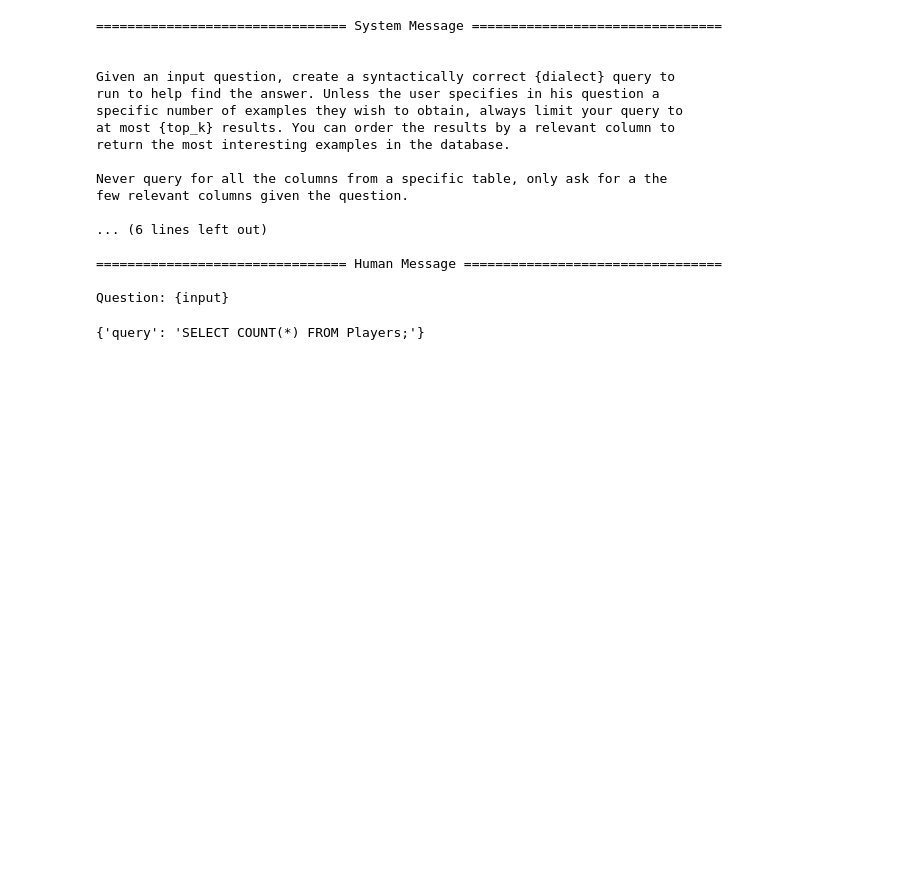
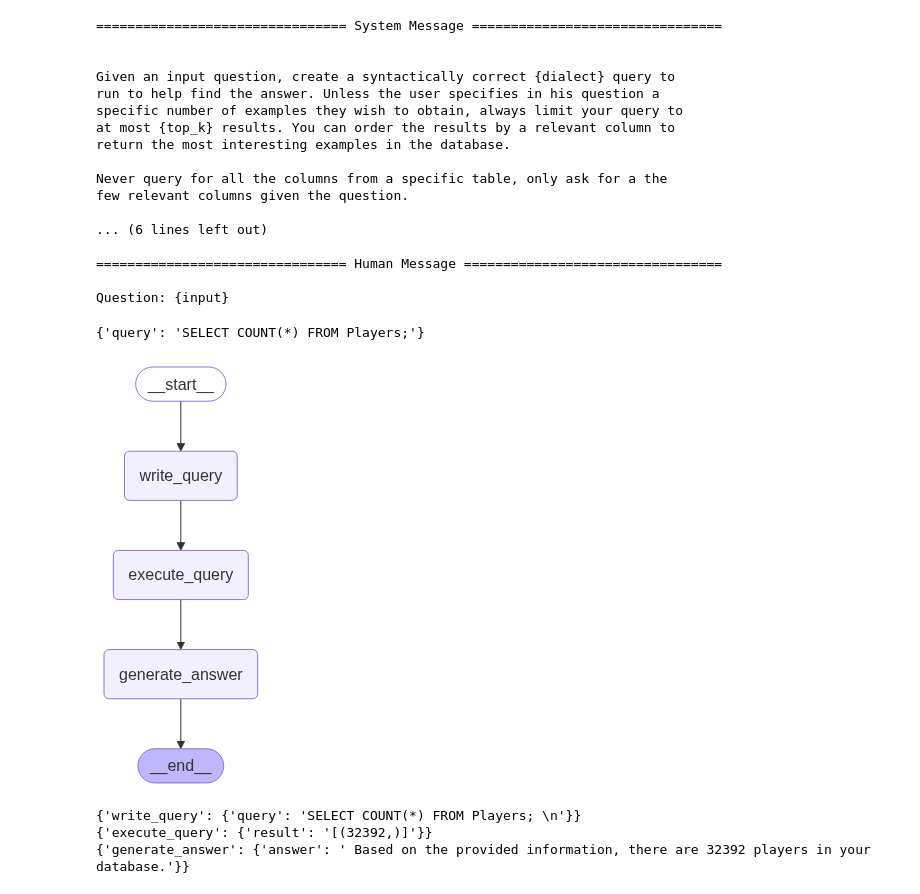
Before and after one commit to SnowHana/toelo, a Jupyter notebook: src/toelo/sql_qa.ipynb, the cells around one changed output. Drawn from its saved outputs; the diff is of its cells as text; code cells hidden in the pictures; blank space fills up the shorter version.

Commit message:
basic query generation -> Answer done

```diff
--- a/src/toelo/sql_qa.ipynb
+++ b/src/toelo/sql_qa.ipynb
@@ -129,0 +145,44 @@ write_query({"question" : "How many players exists in our database, you can use
+# %%
+# Generate answer
+
+def generate_answer(state: State):
+    """Answer question using retrieved info as context
+
+    Args:
+        state (State): _description_
+    """
+    prompt = (
+        "Given the following user question, corresponding SQL query, "
+        "and SQL result, answer the user question.\n\n"
+        f'Question: {state["question"]}\n'
+        f'SQL Query: {state["query"]}\n'
+        f'SQL Result: {state["result"]}'
+    )
+    response = llm.invoke(prompt)
+    return {"answer" : response.content}
+# %%
+# Compile into a single graph
+from langgraph.graph import START, StateGraph
+
+graph_builder = StateGraph(State).add_sequence(
+    [write_query, execute_query, generate_answer]
+)
+
+graph_builder.add_edge(START, "write_query")
+graph = graph_builder.compile()
+# %%
+from IPython.display import Image, display
+
+display(Image(graph.get_graph().draw_mermaid_png()))
+# %% [output]
+[figure, added]
+# %%
+for step in graph.stream(
+    {"question": "How many players exists in our database, you can use Players table"},
+    stream_mode="updates"
+):
+    print(step)
+# %% [output]
+{'write_query': {'query': 'SELECT COUNT(*) FROM Players; \n'}}
+{'execute_query': {'result': '[(32392,)]'}}
+{'generate_answer': {'answer': ' Based on the provided information, there are 32392 players in your database.'}}
```
Also changed, not shown: parts of 3 cells of this notebook.
